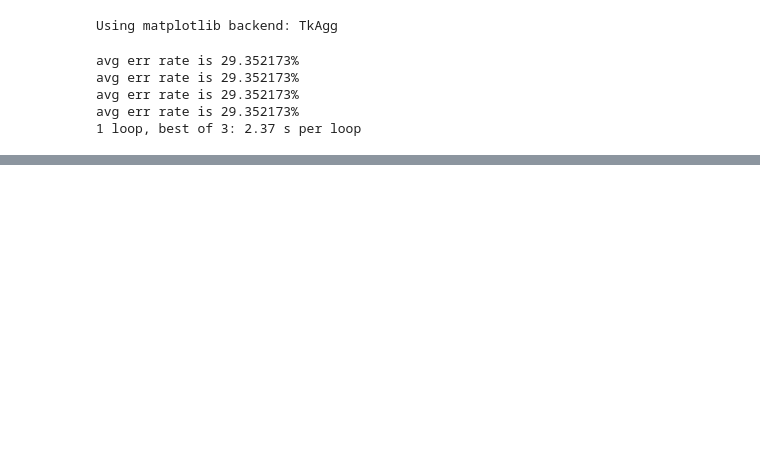
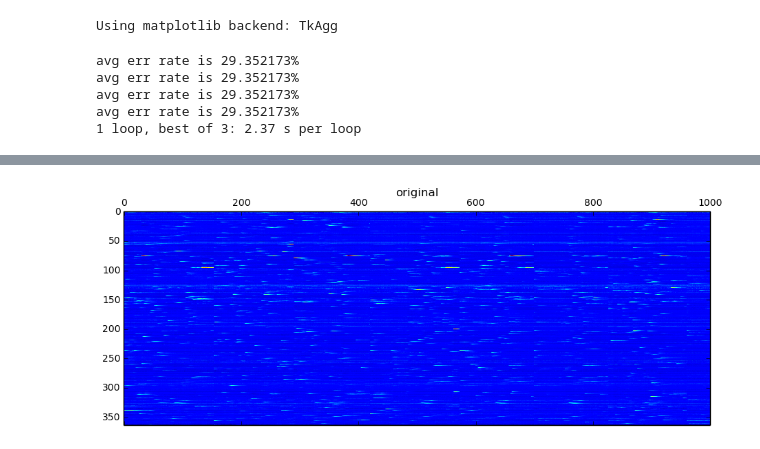
Before and after one commit to approbatory/funkcii, a Jupyter notebook: hpc_place_coding.ipynb, the cells around one changed output, grey strips where cells are left out. Cells and saved outputs as stored; diff of their text form; code cells hidden in the pictures; blank space fills up the shorter version.

```diff
--- a/hpc_place_coding.ipynb
+++ b/hpc_place_coding.ipynb
@@ -554,6 +708,8 @@ buf
 # %%
 #peak detection testing
 transients = np.copy(real_traces)
-#####viz(transients, title='original')
+viz(transients, title='original')
+# %% [output]
+[figure, added]
 # %%
 transients_sub_med = subtract_median_window(transients)
```
Also changed, not shown: parts of 12 cells of this notebook, 3 other files.
